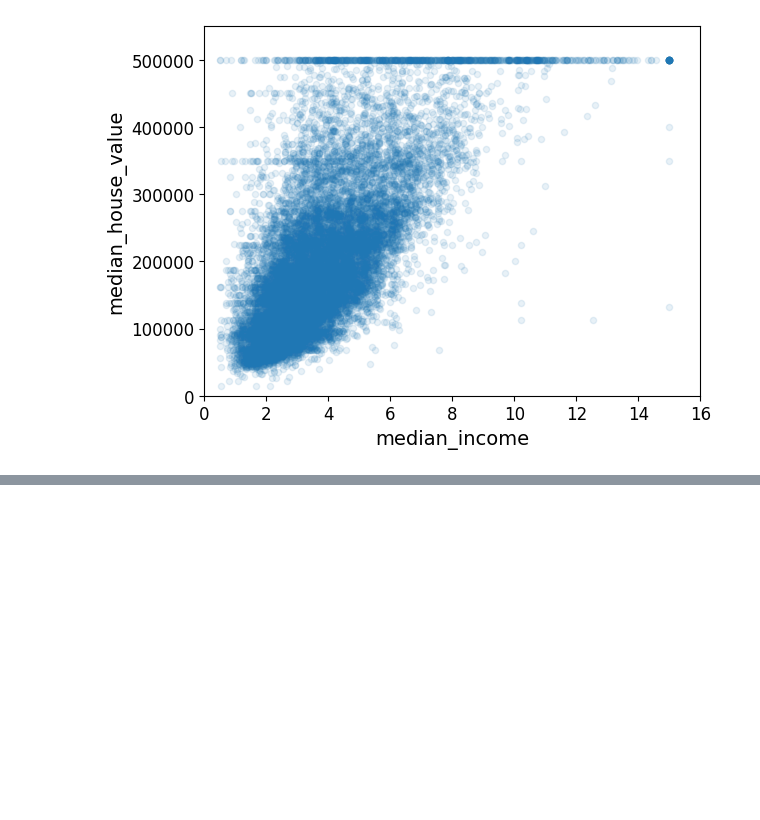
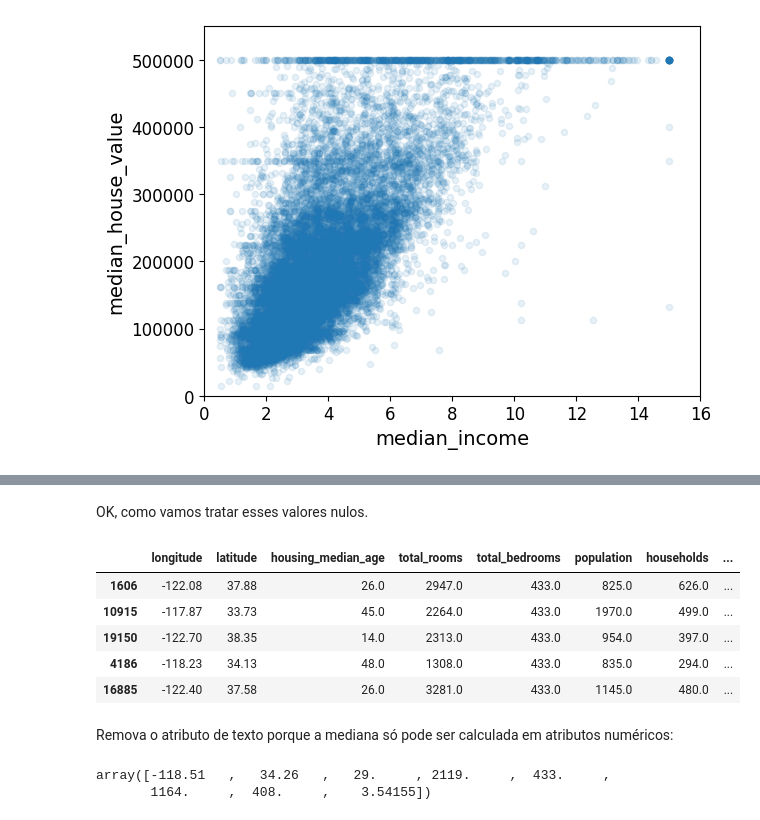
Before and after one commit to weberton/machine-learning-module2, a Jupyter notebook: Regressao_Linear_Composta.ipynb, the cells around one changed output, grey strips where cells are left out. Drawn from its saved outputs; the diff is of its cells as text; code cells hidden in the pictures; blank space fills up the shorter version.

```diff
--- a/Regressao_Linear_Composta.ipynb
+++ b/Regressao_Linear_Composta.ipynb
@@ -319,0 +350,15 @@ plt.axis([0, 16, 0, 550000])
+# %% [markdown]
+OK, como vamos tratar esses valores nulos.
+# %%
+#Opção 1
+# Substituindo os valores nulos pela mediana
+median = housing["total_bedrooms"].median()
+sample_incomplete_rows["total_bedrooms"].fillna(median, inplace=True)
+sample_incomplete_rows
+# %% [output]
+|  | longitude | latitude | housing_median_age | total_rooms | total_bedrooms | population | households | ... |
+| 1606 | -122.08 | 37.88 | 26.0 | 2947.0 | 433.0 | 825.0 | 626.0 | ... |
+| 10915 | -117.87 | 33.73 | 45.0 | 2264.0 | 433.0 | 1970.0 | 499.0 | ... |
+| 19150 | -122.70 | 38.35 | 14.0 | 2313.0 | 433.0 | 954.0 | 397.0 | ... |
+| 4186 | -118.23 | 34.13 | 48.0 | 1308.0 | 433.0 | 835.0 | 294.0 | ... |
+| 16885 | -122.40 | 37.58 | 26.0 | 3281.0 | 433.0 | 1145.0 | 480.0 | ... |
@@ -319,0 +373,9 @@ plt.axis([0, 16, 0, 550000])
+# %% [markdown]
+Remova o atributo de texto porque a mediana só pode ser calculada em atributos numéricos:
+# %%
+housing_num = housing.drop('ocean_proximity', axis=1)
+imputer.fit(housing_num) # calculando a mediana de cada atributo e armazenando o resultado na variável statistics_
+imputer.statistics_
+# %% [output]
+array([-118.51   ,   34.26   ,   29.     , 2119.     ,  433.     ,
+       1164.     ,  408.     ,    3.54155])
```
Also changed, not shown: parts of 25 cells of this notebook.
